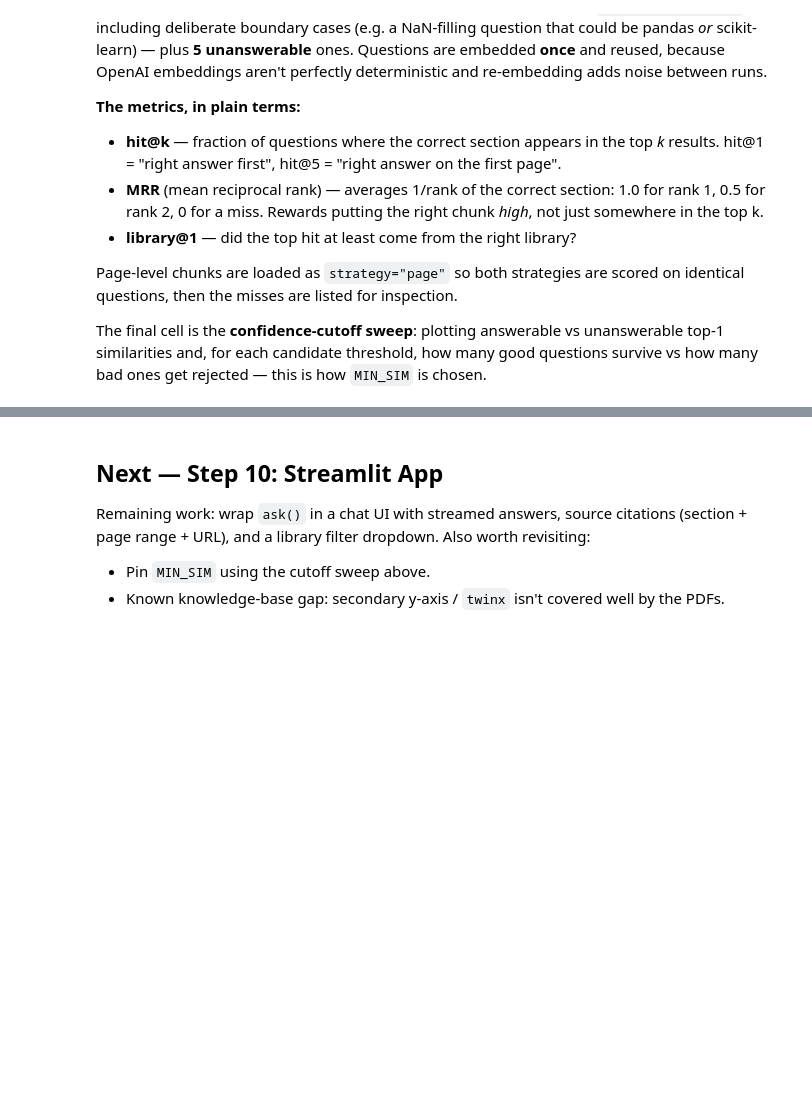
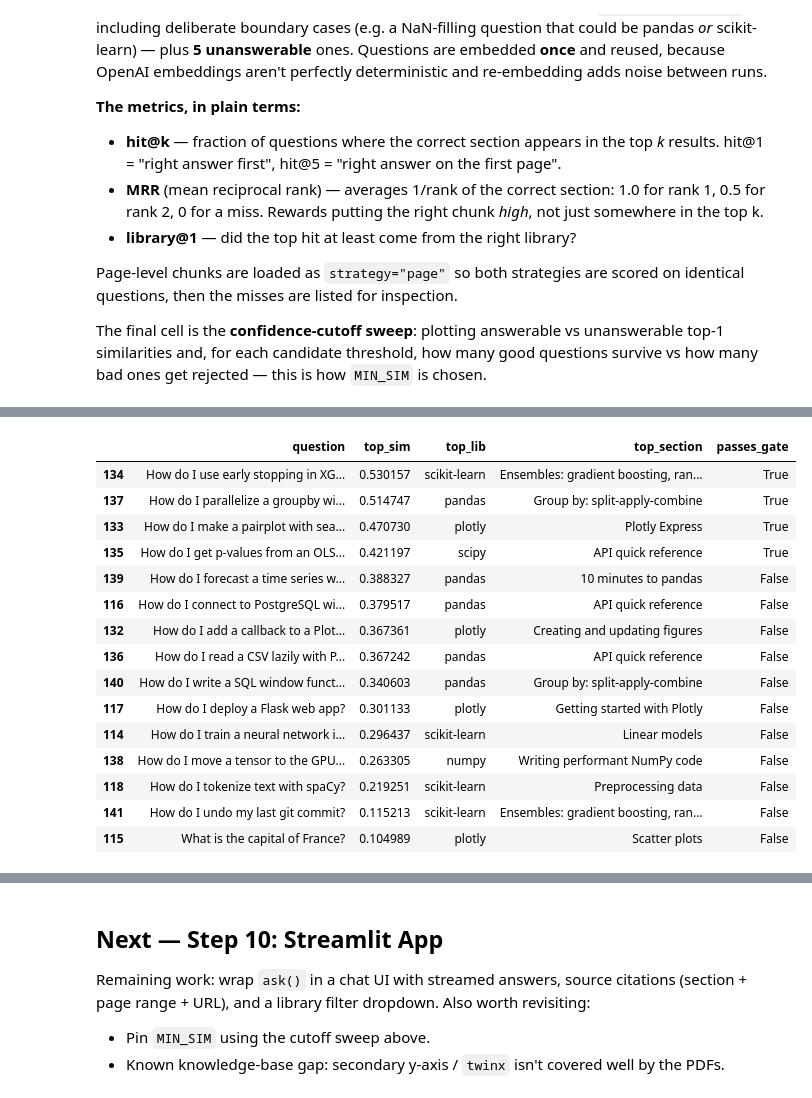
Before and after one commit to MWPerrineJr/llm_engineering-1, a Jupyter notebook: datascience_rag/datascience_rag.ipynb, the cells around one changed output, grey strips where cells are left out. Cells and saved outputs as stored; diff of their text form; code cells hidden in the pictures; blank space fills up the shorter version.

```diff
--- a/datascience_rag/datascience_rag.ipynb
+++ b/datascience_rag/datascience_rag.ipynb
@@ -892,0 +932,20 @@ display(pd.DataFrame([{"cutoff": t,
+# %%
+# --- Which out-of-scope questions get pas MIN_SIM, and what do they retrieve? ---
+display(results.query("not answerable and strategy =='section'").sort_values('top_sim', ascending=False)[['question', 'top_sim', 'top_lib', 'top_section']].assign(passes_gate=lambda d: d.top_sim >= MIN_SIM))
+# %% [output]
+|  | question | top_sim | top_lib | top_section | passes_gate |
+| 134 | How do I use early stopping in XG... | 0.530157 | scikit-learn | Ensembles: gradient boosting, ran... | True |
+| 137 | How do I parallelize a groupby wi... | 0.514747 | pandas | Group by: split-apply-combine | True |
+| 133 | How do I make a pairplot with sea... | 0.470730 | plotly | Plotly Express | True |
+| 135 | How do I get p-values from an OLS... | 0.421197 | scipy | API quick reference | True |
+| 139 | How do I forecast a time series w... | 0.388327 | pandas | 10 minutes to pandas | False |
+| 116 | How do I connect to PostgreSQL wi... | 0.379517 | pandas | API quick reference | False |
+| 132 | How do I add a callback to a Plot... | 0.367361 | plotly | Creating and updating figures | False |
+| 136 | How do I read a CSV lazily with P... | 0.367242 | pandas | API quick reference | False |
+| 140 | How do I write a SQL window funct... | 0.340603 | pandas | Group by: split-apply-combine | False |
+| 117 | How do I deploy a Flask web app? | 0.301133 | plotly | Getting started with Plotly | False |
+| 114 | How do I train a neural network i... | 0.296437 | scikit-learn | Linear models | False |
+| 138 | How do I move a tensor to the GPU... | 0.263305 | numpy | Writing performant NumPy code | False |
+| 118 | How do I tokenize text with spaCy? | 0.219251 | scikit-learn | Preprocessing data | False |
+| 141 | How do I undo my last git commit? | 0.115213 | scikit-learn | Ensembles: gradient boosting, ran... | False |
+| 115 | What is the capital of France? | 0.104989 | plotly | Scatter plots | False |
```
Also changed, not shown: parts of 9 cells of this notebook, 1 other file.
